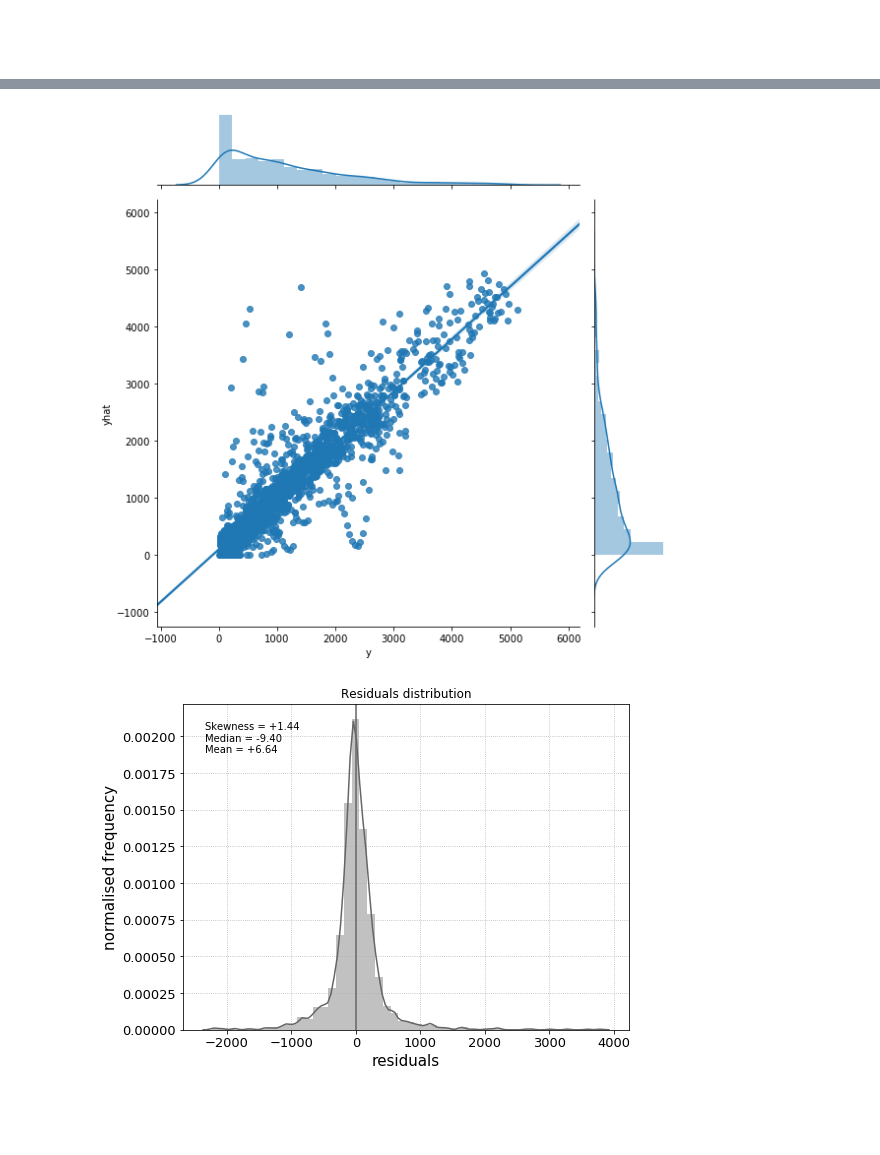
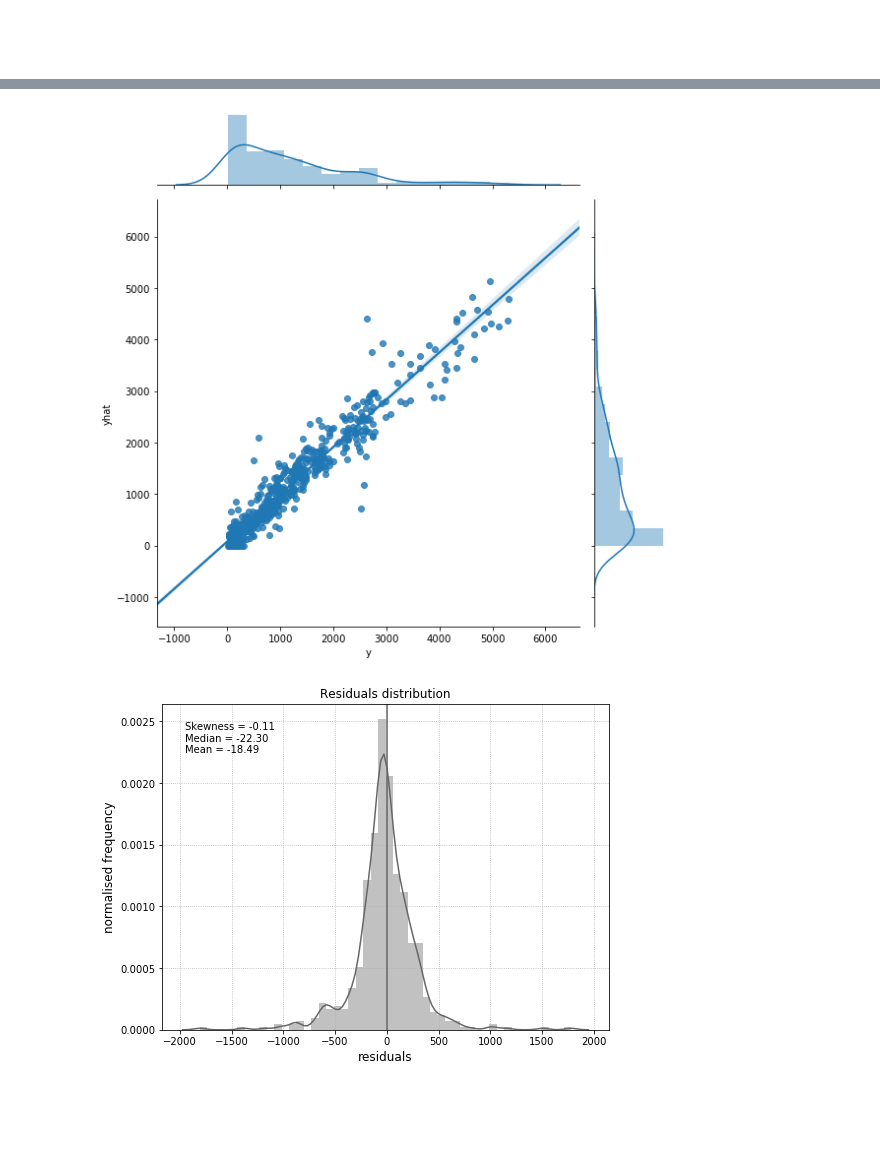
Before and after one commit to W-Tran/london-bike-share, a Jupyter notebook: london_bike_share.ipynb, the cells around one changed output, grey strips where cells are left out. Cells and saved outputs as stored; diff of their text form; code cells hidden in the pictures.

Commit message:
evaluate on 24 hour forecasts

```diff
--- a/london_bike_share.ipynb
+++ b/london_bike_share.ipynb
@@ -392,11 +392,11 @@ residuals = residuals[residuals>-18000]
 f, ax = plt.subplots(figsize=(8,6))
 sns.distplot(residuals, ax=ax, color='0.4')
 ax.grid(ls=':')
-ax.set_xlabel('residuals', fontsize=15)
-ax.set_ylabel("normalised frequency", fontsize=15)
+ax.set_xlabel('residuals', fontsize=12)
+ax.set_ylabel("normalised frequency", fontsize=12)
 ax.grid(ls=':')
-[l.set_fontsize(13) for l in ax.xaxis.get_ticklabels()]
-[l.set_fontsize(13) for l in ax.yaxis.get_ticklabels()];
+[l.set_fontsize(10) for l in ax.xaxis.get_ticklabels()]
+[l.set_fontsize(10) for l in ax.yaxis.get_ticklabels()];
 ax.axvline(0, color='0.4')
 ax.set_title('Residuals distribution (no Christmas)', fontsize=12)
 ax.text(0.05, 0.85, "Skewness = {:+4.2f}\nMedian = {:+4.2f}\nMean = {:+4.2f}".\
@@ -601,8 +601,8 @@ def mean_absolute_percentage_error(y_true, y_pred):
 cv_results = cross_validation(
     m,
     initial='9000 hours',  # 375 days
-    horizon='168 hours',  # 7 days
-    period='730 hours'  # 30 days
+    horizon= '24 hours', # '168 hours',  # 7 days
+    period='365 hours',  # '730 hours',  # 30 days
 )
 cv_results.yhat = cv_results.yhat.clip(lower=0)
 horizon_p_metrics = performance_metrics(cv_results)
@@ -625,11 +625,11 @@ residuals = cv_results.yhat - cv_results.y
 f, ax = plt.subplots(figsize=(8,6))
 sns.distplot(residuals, ax=ax, color='0.4')
 ax.grid(ls=':')
-ax.set_xlabel('residuals', fontsize=15)
-ax.set_ylabel("normalised frequency", fontsize=15)
+ax.set_xlabel('residuals', fontsize=12)
+ax.set_ylabel("normalised frequency", fontsize=12)
 ax.grid(ls=':')
-[l.set_fontsize(13) for l in ax.xaxis.get_ticklabels()]
-[l.set_fontsize(13) for l in ax.yaxis.get_ticklabels()];
+[l.set_fontsize(10) for l in ax.xaxis.get_ticklabels()]
+[l.set_fontsize(10) for l in ax.yaxis.get_ticklabels()];
 ax.axvline(0, color='0.4')
 ax.set_title('Residuals distribution', fontsize=12)
 ax.text(0.05, 0.85, "Skewness = {:+4.2f}\nMedian = {:+4.2f}\nMean = {:+4.2f}".\
@@ -640,5 +640,5 @@ ax.text(0.05, 0.85, "Skewness = {:+4.2f}\nMedian = {:+4.2f}\nMean = {:+4.2f}".\
-[figure, old version]
+[figure, new version]
-[figure, old version]
+[figure, new version]
 # %% [markdown]
 <br>
 <br>
```
Also changed, not shown: parts of 5 cells of this notebook.
